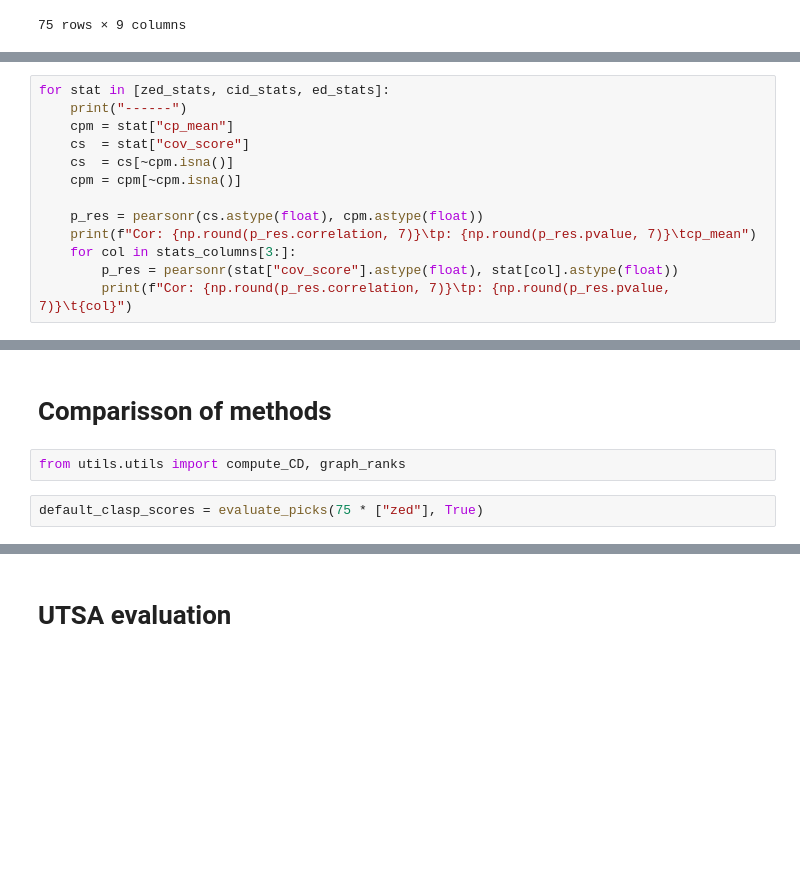
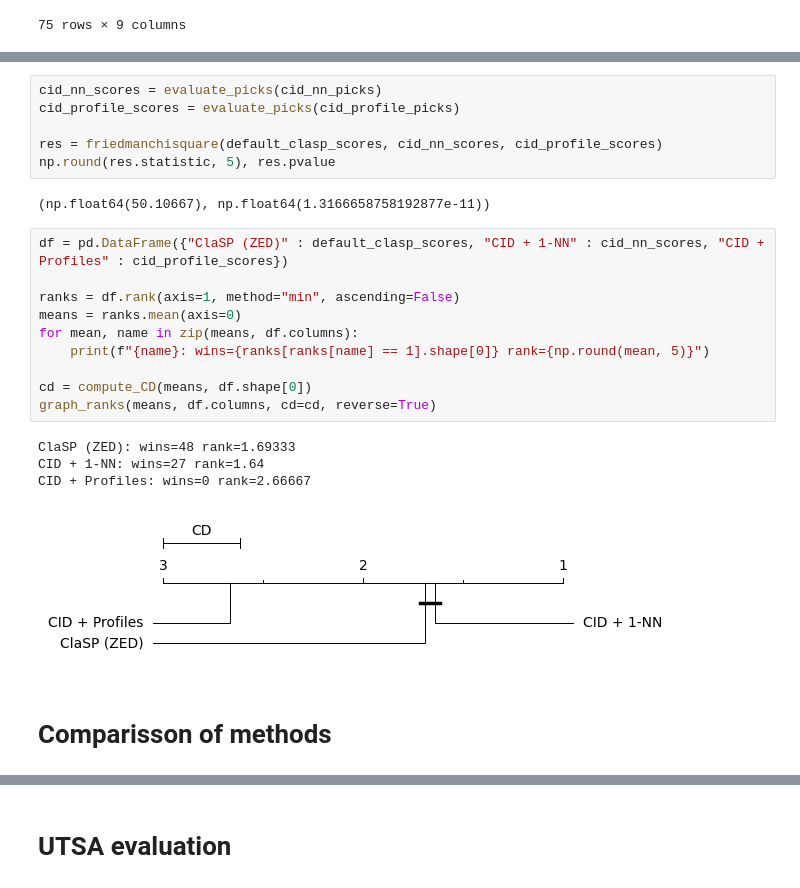
Before and after one commit to JaasperK/oracle, a Jupyter notebook: notebooks/oracle.ipynb, the cells around one changed output, grey strips where cells are left out. Drawn from its saved outputs; the diff is of its cells as text; blank space fills up the shorter version.

Commit message:
finished evaluation of stats, 1-NN distances and profiles

```diff
--- a/notebooks/oracle.ipynb
+++ b/notebooks/oracle.ipynb
@@ -1373,13 +1466,0 @@ from scipy.stats import pearsonr
-# %%
-for stat in [zed_stats, cid_stats, ed_stats]:
-    print("------")
-    cpm = stat["cp_mean"]
-    cs  = stat["cov_score"]
-    cs  = cs[~cpm.isna()]
-    cpm = cpm[~cpm.isna()]
-
-    p_res = pearsonr(cs.astype(float), cpm.astype(float))
-    print(f"Cor: {np.round(p_res.correlation, 7)}\tp: {np.round(p_res.pvalue, 7)}\tcp_mean")
-    for col in stats_columns[3:]:
-        p_res = pearsonr(stat["cov_score"].astype(float), stat[col].astype(float))
-        print(f"Cor: {np.round(p_res.correlation, 7)}\tp: {np.round(p_res.pvalue, 7)}\t{col}")
@@ -1525,7 +1652,26 @@ max:  0.8768848000000001  for  0.06
+# %%
+cid_nn_scores = evaluate_picks(cid_nn_picks)
+cid_profile_scores = evaluate_picks(cid_profile_picks)
+
+res = friedmanchisquare(default_clasp_scores, cid_nn_scores, cid_profile_scores)
+np.round(res.statistic, 5), res.pvalue
+# %% [output]
+(np.float64(50.10667), np.float64(1.3166658758192877e-11))
+# %%
+df = pd.DataFrame({"ClaSP (ZED)" : default_clasp_scores, "CID + 1-NN" : cid_nn_scores, "CID + Profiles" : cid_profile_scores})
+
+ranks = df.rank(axis=1, method="min", ascending=False)
+means = ranks.mean(axis=0)
+for mean, name in zip(means, df.columns):
+    print(f"{name}: wins={ranks[ranks[name] == 1].shape[0]} rank={np.round(mean, 5)}")
+
+cd = compute_CD(means, df.shape[0])
+graph_ranks(means, df.columns, cd=cd, reverse=True)
+# %% [output]
+ClaSP (ZED): wins=48 rank=1.69333
+CID + 1-NN: wins=27 rank=1.64
+CID + Profiles: wins=0 rank=2.66667
+[figure, added]
 # %% [markdown]
 # Comparisson of methods
-# %%
-from utils.utils import compute_CD, graph_ranks
-# %%
-default_clasp_scores = evaluate_picks(75 * ["zed"], True)
 # %%
```
Also changed, not shown: parts of 59 cells of this notebook, 2 other files.
